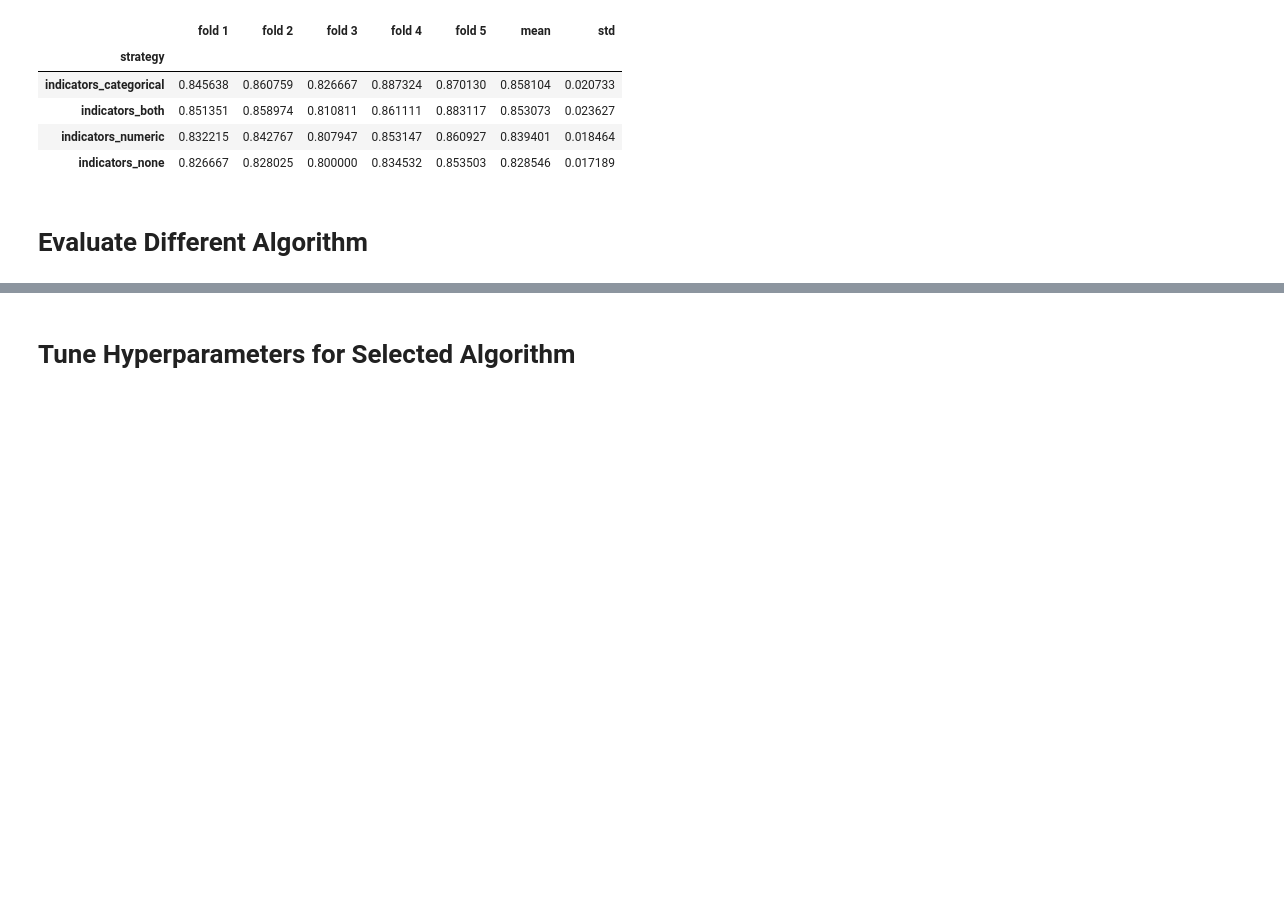
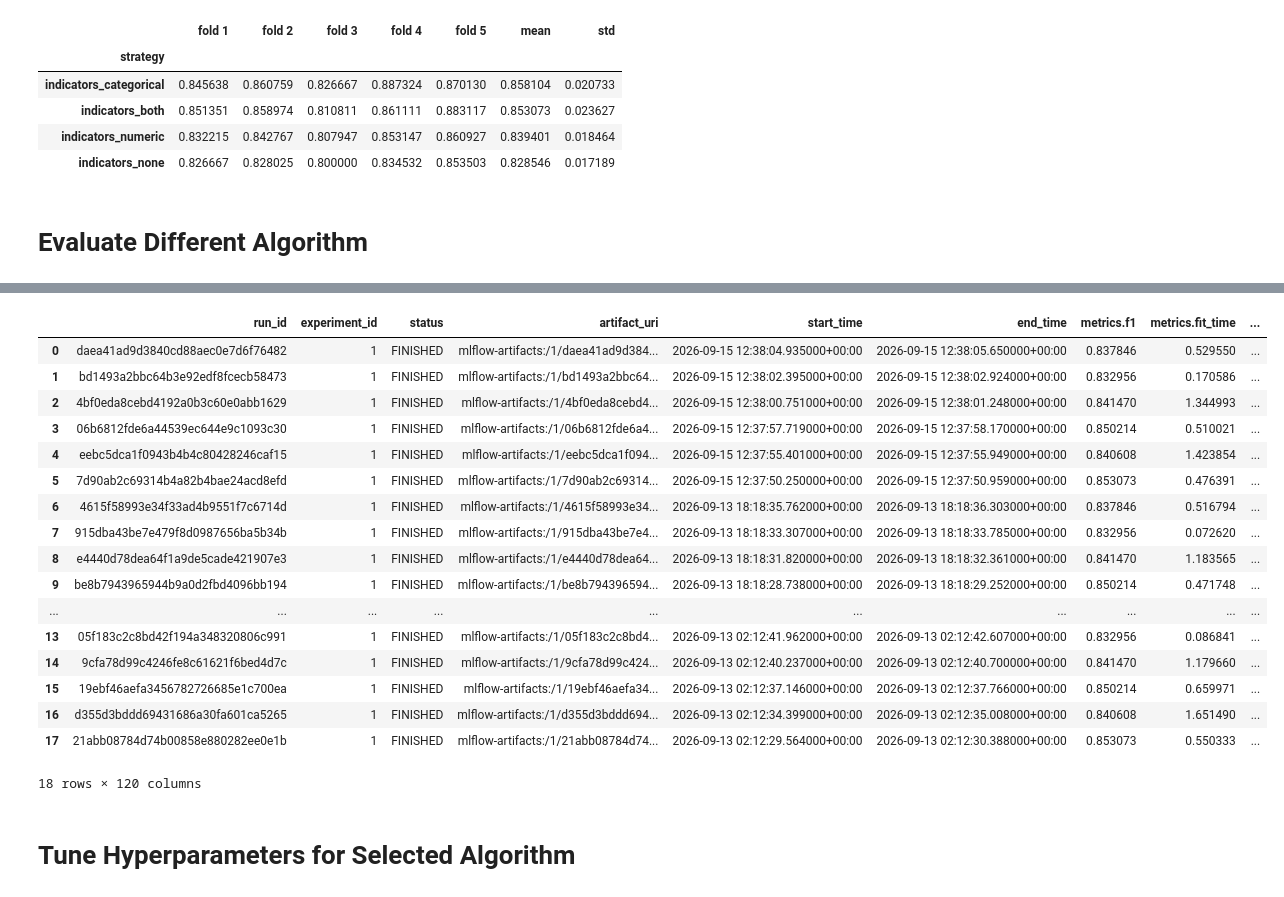
Before and after one commit to muhammadraditya28r/uci-heart-disease-ml, a Jupyter notebook: notebooks/03_data_preprocessing_and_model_training.ipynb, the cells around one changed output, grey strips where cells are left out. Saved outputs shown, nothing was run; the diff lists cells and outputs as text; code cells hidden in the pictures; blank space fills up the shorter version.

```diff
--- a/notebooks/03_data_preprocessing_and_model_training.ipynb
+++ b/notebooks/03_data_preprocessing_and_model_training.ipynb
@@ -251,3 +255,28 @@ t.model_comparison_cv(
+# %%
+from mlflow import search_runs
+
+search_runs(
+    experiment_names=["uci-heart-disease"]
+)
+# %% [output]
+|  | run_id | experiment_id | status | artifact_uri | start_time | end_time | metrics.f1 | metrics.fit_time | ... |
+| 0 | daea41ad9d3840cd88aec0e7d6f76482 | 1 | FINISHED | mlflow-artifacts:/1/daea41ad9d384... | 2026-09-15 12:38:04.935000+00:00 | 2026-09-15 12:38:05.650000+00:00 | 0.837846 | 0.529550 | ... |
+| 1 | bd1493a2bbc64b3e92edf8fcecb58473 | 1 | FINISHED | mlflow-artifacts:/1/bd1493a2bbc64... | 2026-09-15 12:38:02.395000+00:00 | 2026-09-15 12:38:02.924000+00:00 | 0.832956 | 0.170586 | ... |
+| 2 | 4bf0eda8cebd4192a0b3c60e0abb1629 | 1 | FINISHED | mlflow-artifacts:/1/4bf0eda8cebd4... | 2026-09-15 12:38:00.751000+00:00 | 2026-09-15 12:38:01.248000+00:00 | 0.841470 | 1.344993 | ... |
+| 3 | 06b6812fde6a44539ec644e9c1093c30 | 1 | FINISHED | mlflow-artifacts:/1/06b6812fde6a4... | 2026-09-15 12:37:57.719000+00:00 | 2026-09-15 12:37:58.170000+00:00 | 0.850214 | 0.510021 | ... |
+| 4 | eebc5dca1f0943b4b4c80428246caf15 | 1 | FINISHED | mlflow-artifacts:/1/eebc5dca1f094... | 2026-09-15 12:37:55.401000+00:00 | 2026-09-15 12:37:55.949000+00:00 | 0.840608 | 1.423854 | ... |
+| 5 | 7d90ab2c69314b4a82b4bae24acd8efd | 1 | FINISHED | mlflow-artifacts:/1/7d90ab2c69314... | 2026-09-15 12:37:50.250000+00:00 | 2026-09-15 12:37:50.959000+00:00 | 0.853073 | 0.476391 | ... |
+| 6 | 4615f58993e34f33ad4b9551f7c6714d | 1 | FINISHED | mlflow-artifacts:/1/4615f58993e34... | 2026-09-13 18:18:35.762000+00:00 | 2026-09-13 18:18:36.303000+00:00 | 0.837846 | 0.516794 | ... |
+| 7 | 915dba43be7e479f8d0987656ba5b34b | 1 | FINISHED | mlflow-artifacts:/1/915dba43be7e4... | 2026-09-13 18:18:33.307000+00:00 | 2026-09-13 18:18:33.785000+00:00 | 0.832956 | 0.072620 | ... |
+| 8 | e4440d78dea64f1a9de5cade421907e3 | 1 | FINISHED | mlflow-artifacts:/1/e4440d78dea64... | 2026-09-13 18:18:31.820000+00:00 | 2026-09-13 18:18:32.361000+00:00 | 0.841470 | 1.183565 | ... |
+| 9 | be8b7943965944b9a0d2fbd4096bb194 | 1 | FINISHED | mlflow-artifacts:/1/be8b794396594... | 2026-09-13 18:18:28.738000+00:00 | 2026-09-13 18:18:29.252000+00:00 | 0.850214 | 0.471748 | ... |
+| ... | ... | ... | ... | ... | ... | ... | ... | ... | ... |
+| 13 | 05f183c2c8bd42f194a348320806c991 | 1 | FINISHED | mlflow-artifacts:/1/05f183c2c8bd4... | 2026-09-13 02:12:41.962000+00:00 | 2026-09-13 02:12:42.607000+00:00 | 0.832956 | 0.086841 | ... |
+| 14 | 9cfa78d99c4246fe8c61621f6bed4d7c | 1 | FINISHED | mlflow-artifacts:/1/9cfa78d99c424... | 2026-09-13 02:12:40.237000+00:00 | 2026-09-13 02:12:40.700000+00:00 | 0.841470 | 1.179660 | ... |
+| 15 | 19ebf46aefa3456782726685e1c700ea | 1 | FINISHED | mlflow-artifacts:/1/19ebf46aefa34... | 2026-09-13 02:12:37.146000+00:00 | 2026-09-13 02:12:37.766000+00:00 | 0.850214 | 0.659971 | ... |
+| 16 | d355d3bddd69431686a30fa601ca5265 | 1 | FINISHED | mlflow-artifacts:/1/d355d3bddd694... | 2026-09-13 02:12:34.399000+00:00 | 2026-09-13 02:12:35.008000+00:00 | 0.840608 | 1.651490 | ... |
+| 17 | 21abb08784d74b00858e880282ee0e1b | 1 | FINISHED | mlflow-artifacts:/1/21abb08784d74... | 2026-09-13 02:12:29.564000+00:00 | 2026-09-13 02:12:30.388000+00:00 | 0.853073 | 0.550333 | ... |
+18 rows × 120 columns
 # %% [markdown]
 # Tune Hyperparameters for Selected Algorithm
 # %%
```
Also changed, not shown: parts of 10 cells of this notebook, 2 other files.
